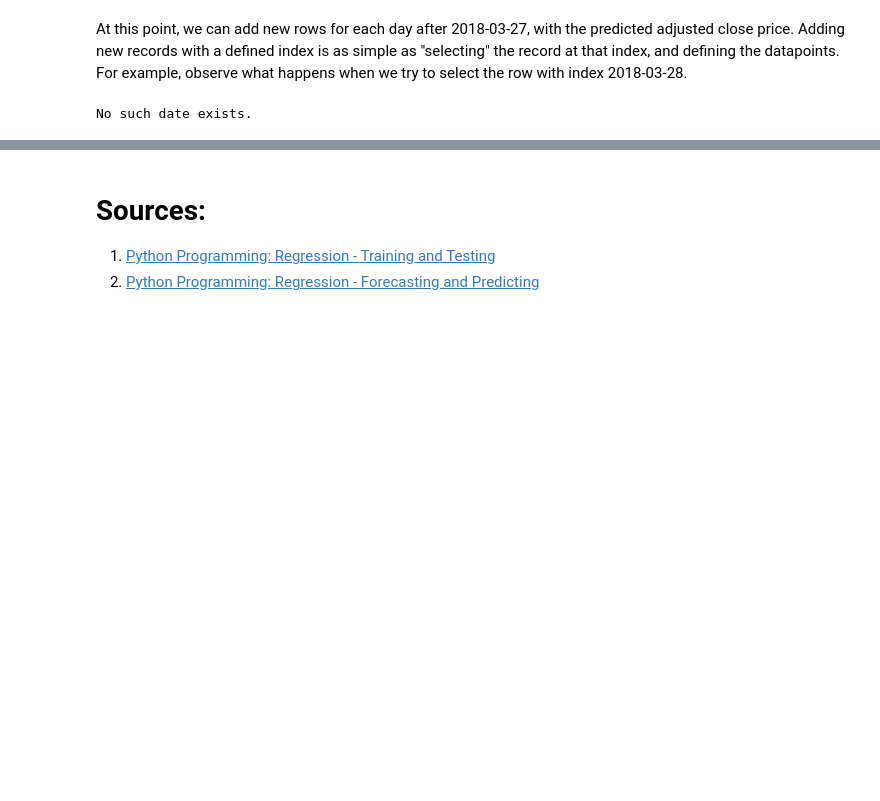
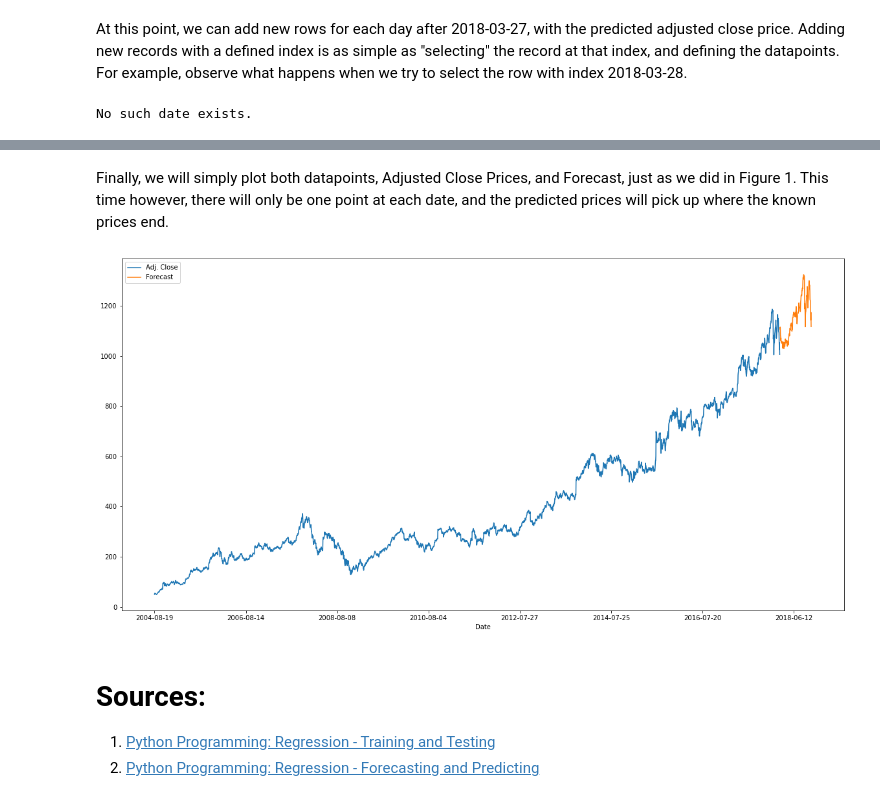
Before and after one commit to TylerTompa/LearnMachineLearning, a Jupyter notebook: Linear Regression/3. Training, Testing, and Predicting.ipynb, the cells around one changed output, grey strips where cells are left out. Cells and saved outputs as stored; diff of their text form; code cells hidden in the pictures; blank space fills up the shorter version.

```diff
--- a/Linear Regression/3. Training, Testing, and Predicting.ipynb
+++ b/Linear Regression/3. Training, Testing, and Predicting.ipynb
@@ -429,3 +443,18 @@ stocks['Forecast'].plot()
+# %% [markdown]
+Finally, we will simply plot both datapoints, Adjusted Close Prices, and Forecast, just as we did in Figure 1.  This time however, there will only be one point at each date, and the predicted prices will pick up where the known prices end.
+# %%
+# Define figure with measurement 20x5
+plt.figure(figsize=(20,10))
+# Plot adjusted close prices
+stocks['Adj. Close'].plot()
+# Plot forecasted prices
+stocks['Forecast'].plot()
+# Show legend
+plt.legend()
+# Show plot
+plt.show()
+# %% [output]
+[figure, added]
 # %% [markdown]
 # Sources:
 1. <a href="https://pythonprogramming.net/training-testing-machine-learning-tutorial/" target="_blank">Python Programming: Regression - Training and Testing</a>
```
Also changed, not shown: parts of 37 cells of this notebook.
